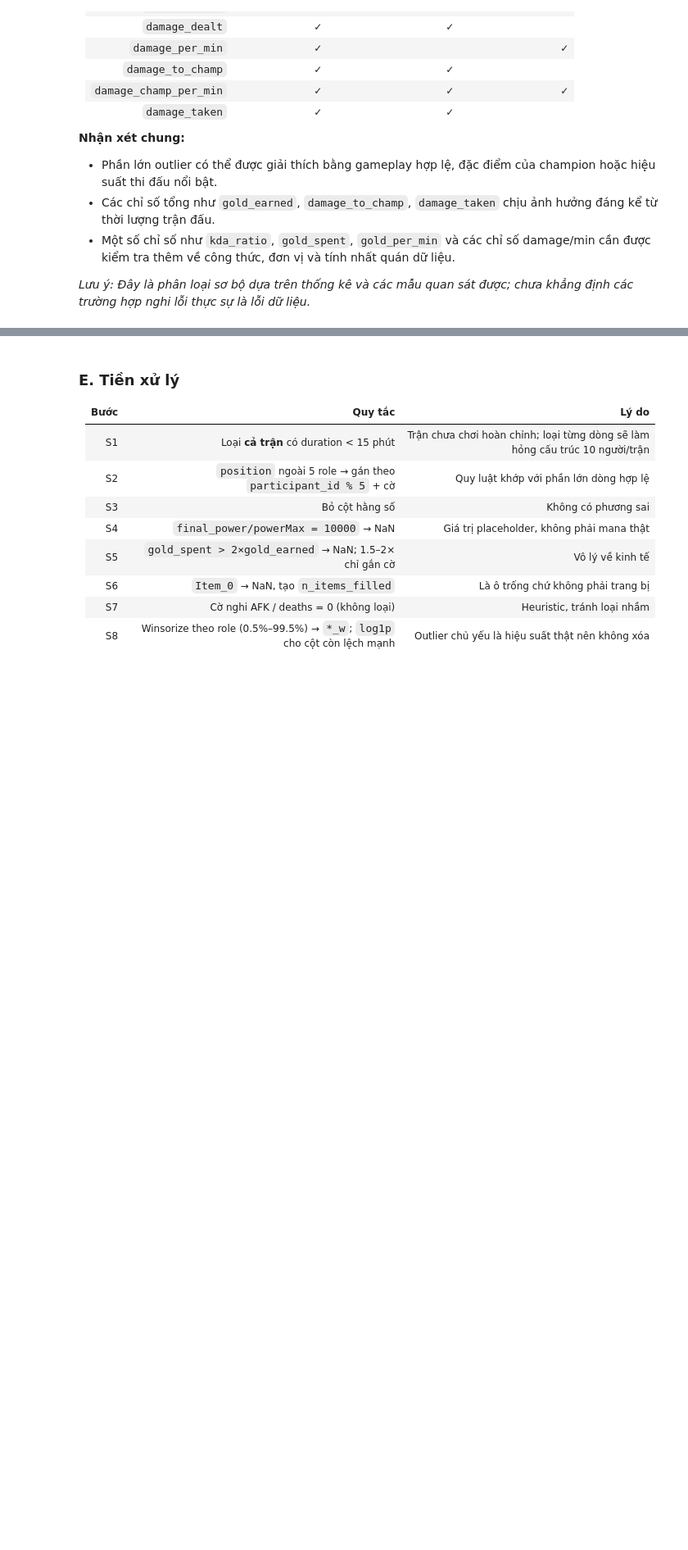
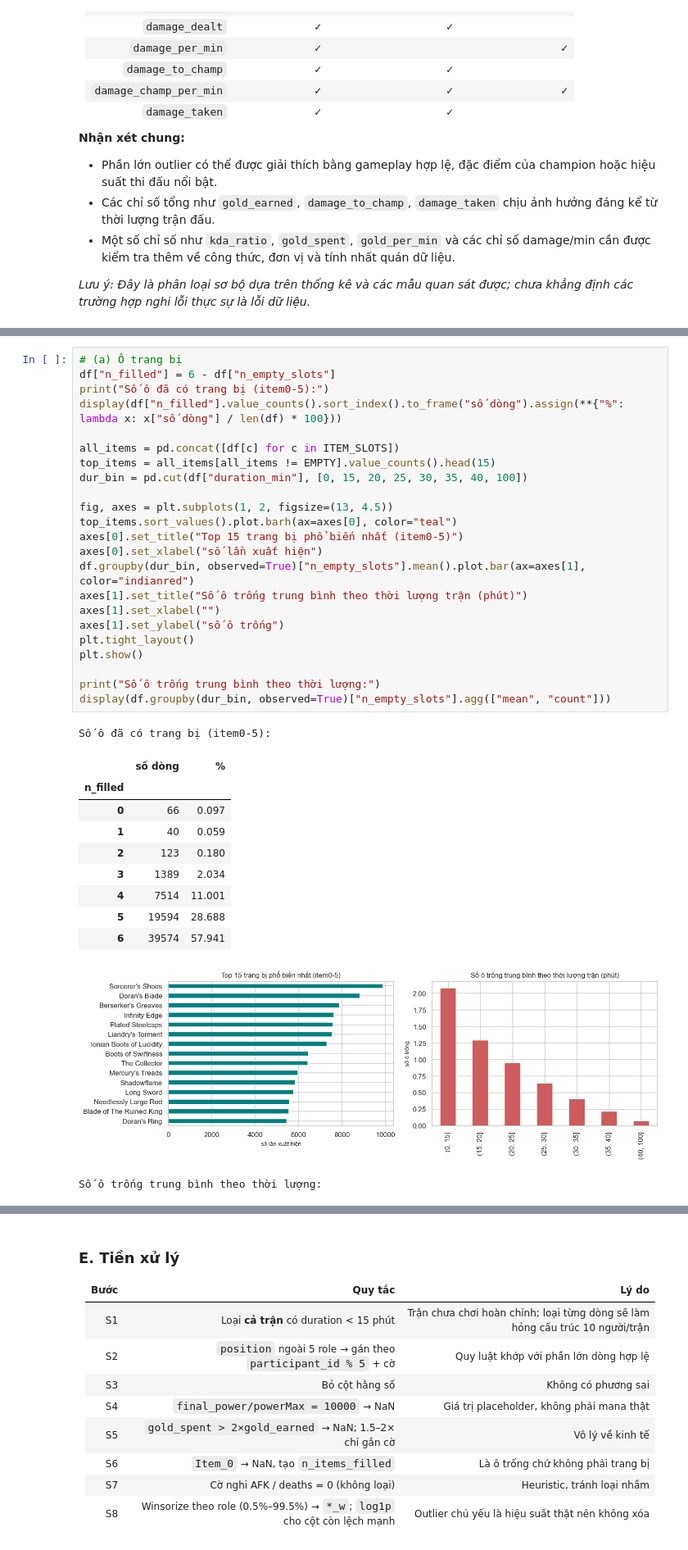
Before and after one commit to 24122014-nddat/OpenthedoorForDataScience, a Jupyter notebook: 01_numeric_exploration.ipynb, the cells around one changed output, grey strips where cells are left out. Shown at 82% size. Drawn from its saved outputs; the diff is of its cells as text; blank space fills up the shorter version.

```diff
--- a/01_numeric_exploration.ipynb
+++ b/01_numeric_exploration.ipynb
@@ -558,0 +562,36 @@ Ta chia outlier thành 3 trường hợp:
+# %%
+# (a) Ô trang bị
+df["n_filled"] = 6 - df["n_empty_slots"]
+print("Số ô đã có trang bị (item0-5):")
+display(df["n_filled"].value_counts().sort_index().to_frame("số dòng").assign(**{"%": lambda x: x["số dòng"] / len(df) * 100}))
+
+all_items = pd.concat([df[c] for c in ITEM_SLOTS])
+top_items = all_items[all_items != EMPTY].value_counts().head(15)
+dur_bin = pd.cut(df["duration_min"], [0, 15, 20, 25, 30, 35, 40, 100])
+
+fig, axes = plt.subplots(1, 2, figsize=(13, 4.5))
+top_items.sort_values().plot.barh(ax=axes[0], color="teal")
+axes[0].set_title("Top 15 trang bị phổ biến nhất (item0-5)")
+axes[0].set_xlabel("số lần xuất hiện")
+df.groupby(dur_bin, observed=True)["n_empty_slots"].mean().plot.bar(ax=axes[1], color="indianred")
+axes[1].set_title("Số ô trống trung bình theo thời lượng trận (phút)")
+axes[1].set_xlabel("")
+axes[1].set_ylabel("số ô trống")
+plt.tight_layout()
+plt.show()
+
+print("Số ô trống trung bình theo thời lượng:")
+display(df.groupby(dur_bin, observed=True)["n_empty_slots"].agg(["mean", "count"]))
+# %% [output]
+Số ô đã có trang bị (item0-5):
+|  | số dòng | % |
+| n_filled |  |  |
+| 0 | 66 | 0.097 |
+| 1 | 40 | 0.059 |
+| 2 | 123 | 0.180 |
+| 3 | 1389 | 2.034 |
+| 4 | 7514 | 11.001 |
+| 5 | 19594 | 28.688 |
+| 6 | 39574 | 57.941 |
+[figure, added]
+Số ô trống trung bình theo thời lượng:
```
Also changed, not shown: parts of 6 cells of this notebook.
